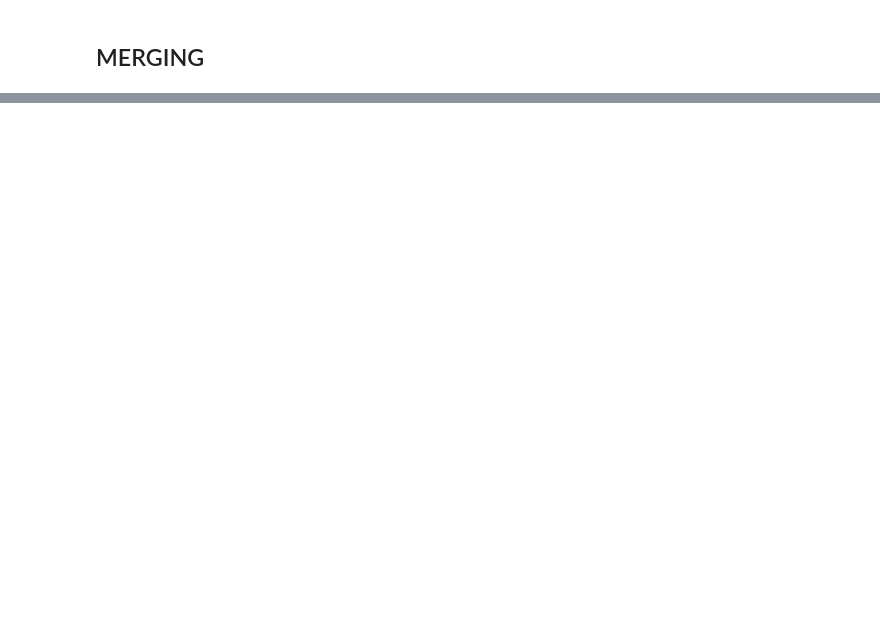
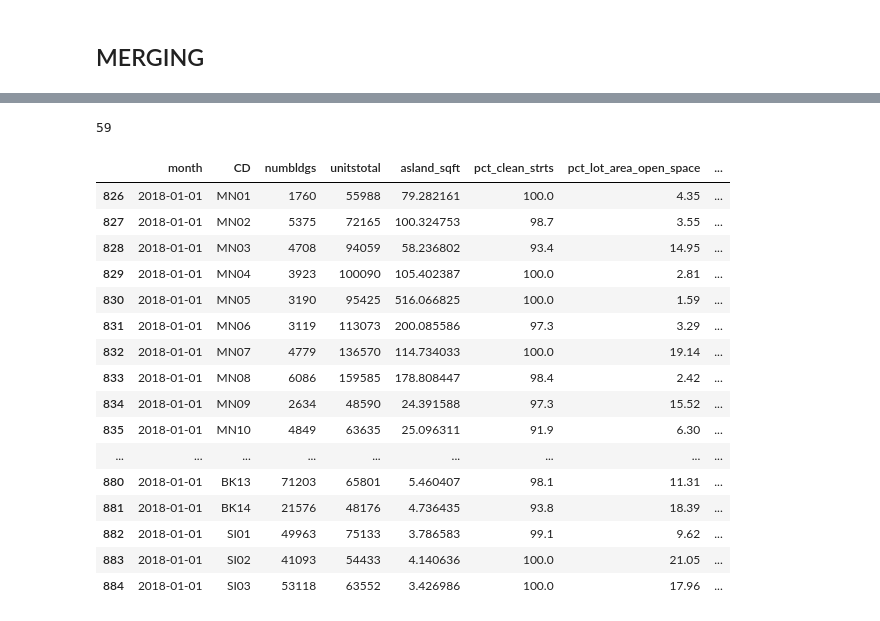
Before and after one commit to glpincus/NYCclean_ML4C, a Jupyter notebook: Data/NYCclean_Merging.ipynb, the cells around one changed output, grey strips where cells are left out. Cells and saved outputs as stored; diff of their text form; code cells hidden in the pictures; blank space fills up the shorter version.

```diff
--- a/Data/NYCclean_Merging.ipynb
+++ b/Data/NYCclean_Merging.ipynb
@@ -327,0 +434,24 @@ merge_final.to_csv('final_data.csv')
+# %%
+lu['CD'].nunique()
+# %% [output]
+59
+# %%
+lu[(lu['Year_Month']=='2018-01')]
+# %% [output]
+|  | month | CD | numbldgs | unitstotal | asland_sqft | pct_clean_strts | pct_lot_area_open_space | ... |
+| 826 | 2018-01-01 | MN01 | 1760 | 55988 | 79.282161 | 100.0 | 4.35 | ... |
+| 827 | 2018-01-01 | MN02 | 5375 | 72165 | 100.324753 | 98.7 | 3.55 | ... |
+| 828 | 2018-01-01 | MN03 | 4708 | 94059 | 58.236802 | 93.4 | 14.95 | ... |
+| 829 | 2018-01-01 | MN04 | 3923 | 100090 | 105.402387 | 100.0 | 2.81 | ... |
+| 830 | 2018-01-01 | MN05 | 3190 | 95425 | 516.066825 | 100.0 | 1.59 | ... |
+| 831 | 2018-01-01 | MN06 | 3119 | 113073 | 200.085586 | 97.3 | 3.29 | ... |
+| 832 | 2018-01-01 | MN07 | 4779 | 136570 | 114.734033 | 100.0 | 19.14 | ... |
+| 833 | 2018-01-01 | MN08 | 6086 | 159585 | 178.808447 | 98.4 | 2.42 | ... |
+| 834 | 2018-01-01 | MN09 | 2634 | 48590 | 24.391588 | 97.3 | 15.52 | ... |
+| 835 | 2018-01-01 | MN10 | 4849 | 63635 | 25.096311 | 91.9 | 6.30 | ... |
+| ... | ... | ... | ... | ... | ... | ... | ... | ... |
+| 880 | 2018-01-01 | BK13 | 71203 | 65801 | 5.460407 | 98.1 | 11.31 | ... |
+| 881 | 2018-01-01 | BK14 | 21576 | 48176 | 4.736435 | 93.8 | 18.39 | ... |
+| 882 | 2018-01-01 | SI01 | 49963 | 75133 | 3.786583 | 99.1 | 9.62 | ... |
+| 883 | 2018-01-01 | SI02 | 41093 | 54433 | 4.140636 | 100.0 | 21.05 | ... |
+| 884 | 2018-01-01 | SI03 | 53118 | 63552 | 3.426986 | 100.0 | 17.96 | ... |
```
Also changed, not shown: parts of 18 cells of this notebook, 1 other file.
